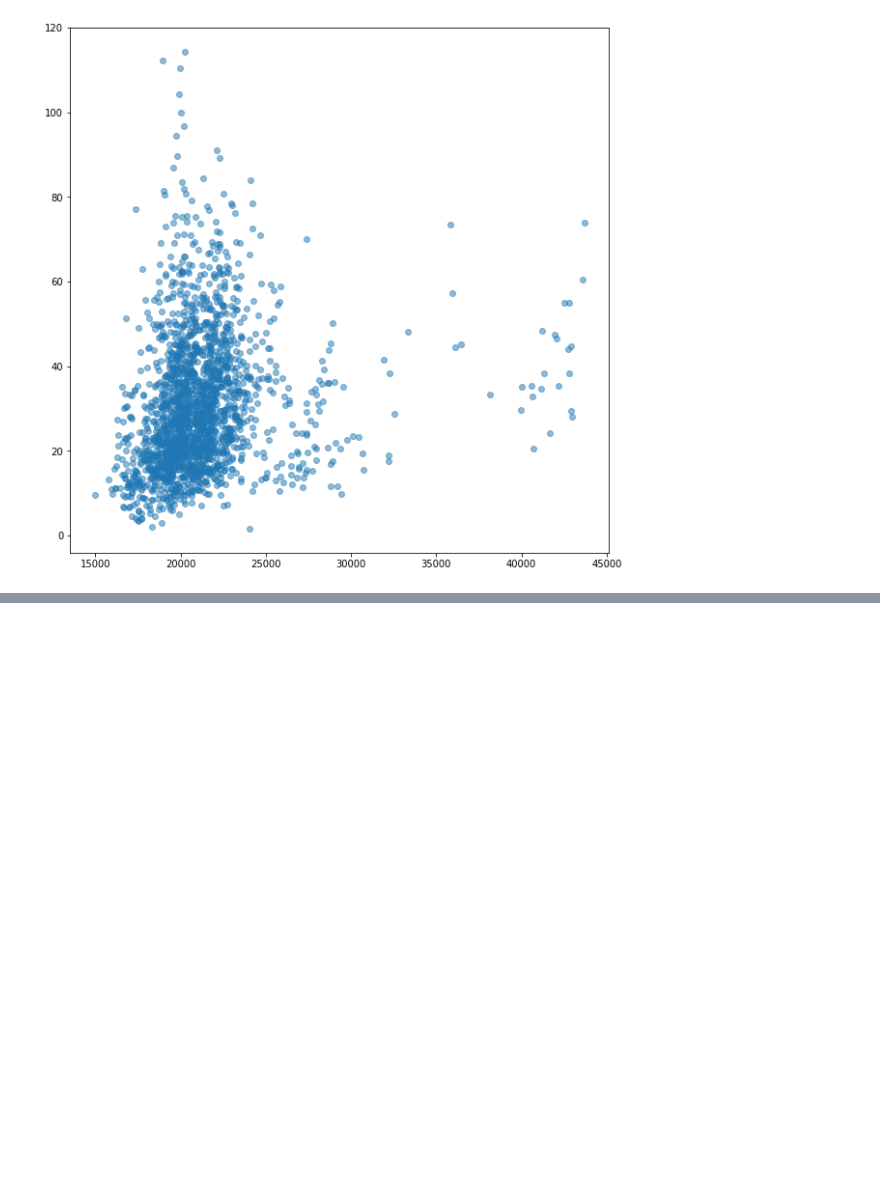
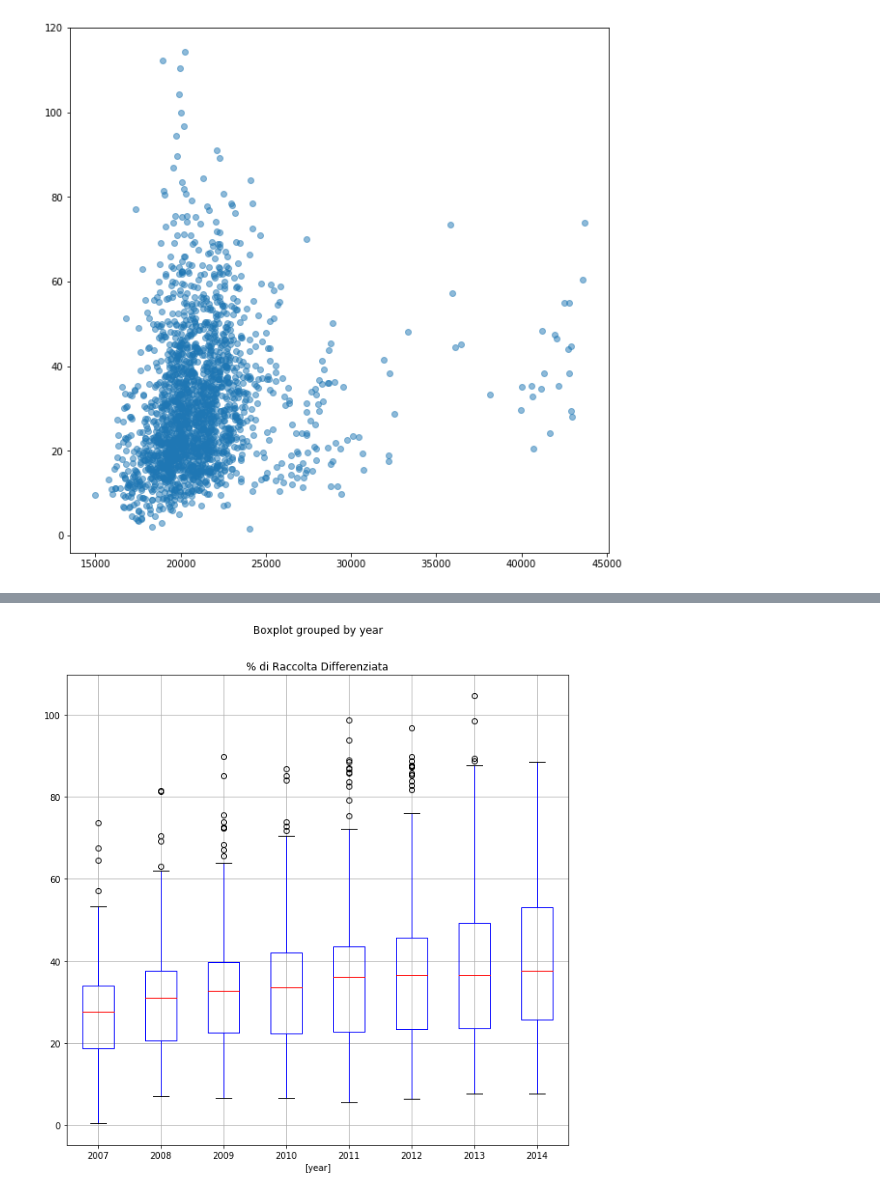
Before and after one commit to tropiano/sandrina, a Jupyter notebook: notebooks/salute/1 - Salute - Analysis.ipynb, the cells around one changed output, grey strips where cells are left out. Cells and saved outputs as stored; diff of their text form; code cells hidden in the pictures; blank space fills up the shorter version.

```diff
--- a/notebooks/salute/1 - Salute - Analysis.ipynb
+++ b/notebooks/salute/1 - Salute - Analysis.ipynb
@@ -154,0 +158,4 @@ array([[<matplotlib.axes._subplots.AxesSubplot object at 0x...>,
+# %%
+bp = df.boxplot(column=['% di Raccolta Differenziata'], by=['year'],figsize=(10,10))
+# %% [output]
+[figure, added]
```
Also changed, not shown: parts of 10 cells of this notebook.
